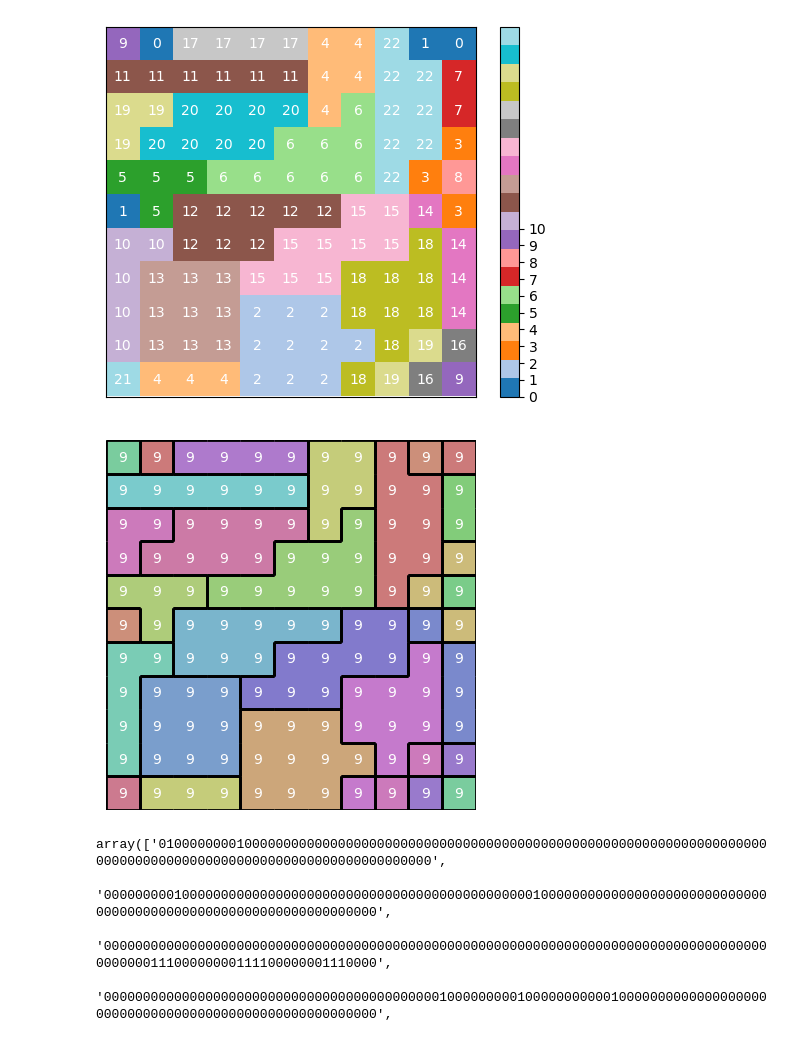
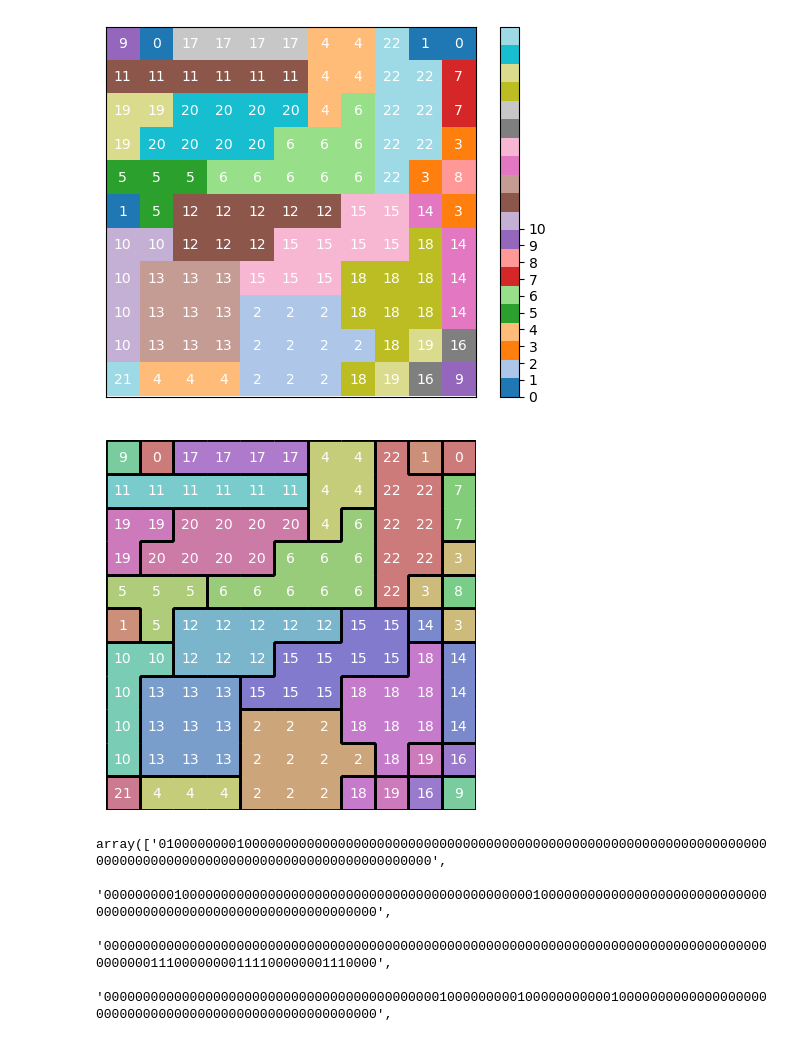
Before and after one commit to PaulHosek/MCM_classifier, a Jupyter notebook: Classifier_1/classifier/bin/reworking_clf.ipynb, the cells around one changed output. Saved outputs shown, nothing was run; the diff lists cells and outputs as text; code cells hidden in the pictures.

```diff
--- a/Classifier_1/classifier/bin/reworking_clf.ipynb
+++ b/Classifier_1/classifier/bin/reworking_clf.ipynb
@@ -258,50 +258,61 @@ def find_borders(arr):
             if j == cols-1: borders[i][j].append('r')
 
 
             if i > 0 and arr[i, j] != arr[i-1, j]:  # Check top
                 borders[i][j].append('t')
 
             if i < rows-1 and arr[i, j] != arr[i+1, j]:  # Check bottom
                 borders[i][j].append('b')
             if j > 0 and arr[i, j] != arr[i, j-1]:  # Check left
                 borders[i][j].append('l')
             if j < cols-1 and arr[i, j] != arr[i, j+1]:  # Check right
                 borders[i][j].append('r')
     return borders
 
 
-bord = find_borders(res)
-vals = int(res[i, j])
+def draw_all_borders(borders,ax=None, linewidth=2, color="black", **kwargs):
+    """
+    Draw borders for all elements in the border list.
+
+    :param linewidth: The width of the border lines.
+    :type linewidth: int
+    :param color: The color of the border lines.
+    :type color: str
+    :param **kwargs: Additional keyword arguments to be passed to plt.Rectangle.
+    """
+    for i in range(len(borders)):
+        for j in range(len(borders[i])):
+            for side in borders[i][j]:
+                draw_border(j, i, side,ax=ax,linewidth=linewidth,color="black", **kwargs) # TODO Need to do -1/2 linewidth offset the in the direction of the border
+
+def draw_all_values(vals,ax=None, color="white", **kwargs):
+    # values in cells
+    for i in range(res.shape[0]):
+        for j in range(res.shape[1]):
+            ax = ax or plt.gca()
+            txt = plt.text(j, i, vals[i,j], ha='center', va='center', color=color,**kwargs)
+
+
+borders = find_borders(res)
+vals = res.astype(int) #TODO use the values here that indicate how indicative this ICC is
 lw = 2
 
 
 
 
 plt.figure()
-
-# borders
-for i in range(len(bord)):
-    for j in range(len(bord[i])):
-        for side in bord[i][j]:
-            draw_border(j, i, side, ax=None, linewidth=lw, color='black') # TODO Need to do -1/2 linewidth offset the in the direction of the border
-
-
-# values in cells
-for i in range(res.shape[0]):
-    for j in range(res.shape[1]):
-        plt.text(j, i, vals, ha='center', va='center', color='white')
-
-
+draw_all_borders(borders)
+draw_all_values(vals)
 plt.imshow(res, cmap=pastel_cmap)
 # plt.imshow(res, cmap=white_cmap)
 
 
 
 
 plt.axis("off")
 plt.show()
 # %% [output]
-[figure, old version]
+[figure, new version]
 # %%
 MCM
 # %% [output]
```
